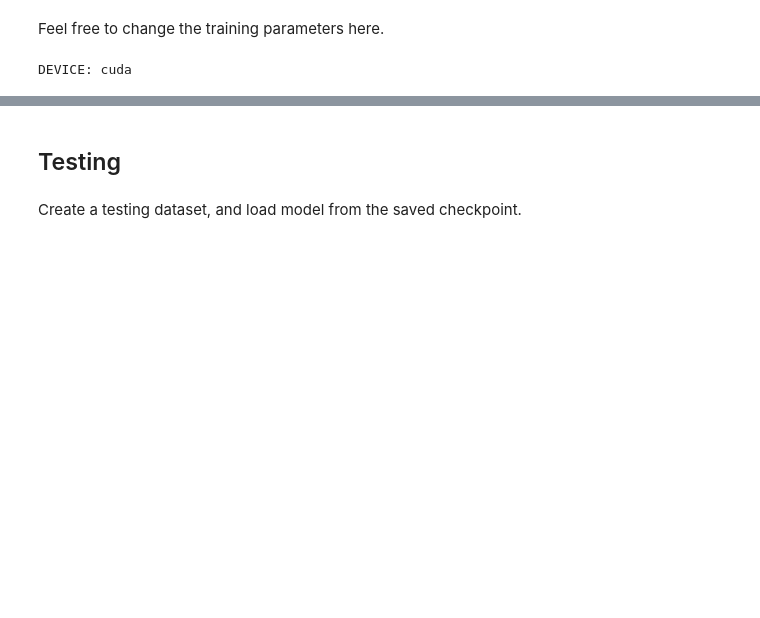
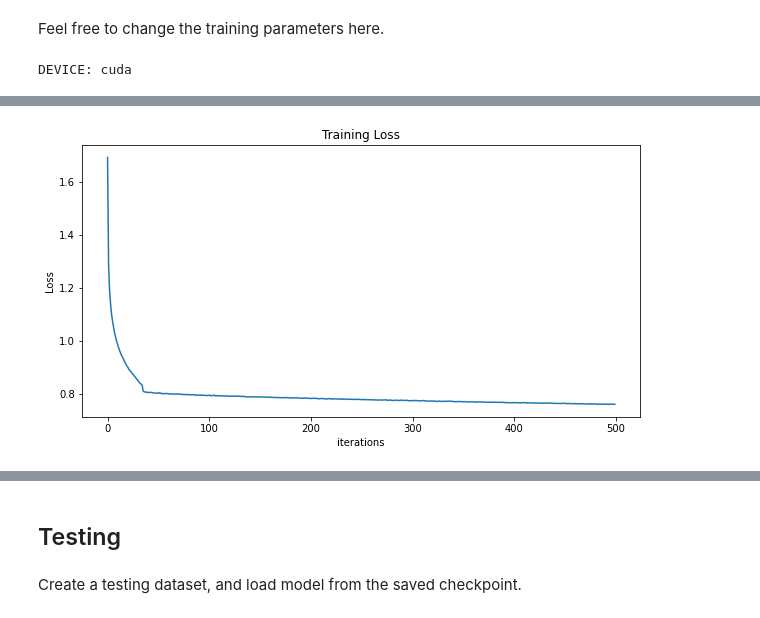
Before and after one commit to fockspaces/ML2021spring, a Jupyter notebook: HW2 Phoneme Classification/CNN.ipynb, the cells around one changed output, grey strips where cells are left out. Saved outputs shown, nothing was run; the diff lists cells and outputs as text; code cells hidden in the pictures; blank space fills up the shorter version.

```diff
--- a/HW2 Phoneme Classification/CNN.ipynb
+++ b/HW2 Phoneme Classification/CNN.ipynb
@@ -225,17 +227,17 @@ class Classifier(nn.Module):
             nn.MaxPool2d(2, 2, 0),
 
             #3rd
-            nn.Conv2d(32, 64, 3, 1, 1),
+            nn.Conv2d(32, 64, 5, 1, 1),
             nn.BatchNorm2d(64),
             nn.ReLU(),
 
             #4th
-            nn.Conv2d(64, 64, 3, 1, 1),
+            nn.Conv2d(64, 64, 5, 1, 1),
             nn.BatchNorm2d(64),
             nn.ReLU(),
             nn.MaxPool2d(2, 2, 0),
 
-            #5rd
+            #5th
             nn.Conv2d(64, 128, 3, 1, 1),
             nn.BatchNorm2d(128),
             nn.ReLU(),
@@ -245,11 +247,11 @@ class Classifier(nn.Module):
             nn.BatchNorm2d(128),
             nn.ReLU(),
             nn.MaxPool2d(2, 2, 0),
-            nn.Dropout(0.5),
+            nn.Dropout(0.25),
         )
         self.fc_layers = nn.Sequential(
-            nn.Linear(48 * 8*8, 128),
-            nn.Dropout(0.5),
+            nn.Linear(216 * 8*8, 128),
+            nn.Dropout(0.25),
             nn.ReLU(),
             nn.Linear(128, 39)
         )
@@ -297,11 +299,11 @@ device = get_device()
 print(f'DEVICE: {device}')
 
 # training parameters
-num_epoch = 300               # number of training epoch
+num_epoch = 500               # number of training epoch
 learning_rate = 1e-4       # learning rate
 
 # the path where checkpoint saved
-model_path = './CNNmodel_25.ckpt'
+model_path = './CNNmodel_2.ckpt'
 
 # create model, define a loss function, and optimizer
 model = Classifier().to(device)
@@ -313,7 +315,13 @@ DEVICE: cuda
 # start training
 
 best_acc = 0.0
+Total_loss = []
+Total_acc = []
 for epoch in range(num_epoch):
+    if epoch == 0:
+            optimizer = torch.optim.Adam(model.parameters(), lr=learning_rate)
+    elif epoch == 35:
+            optimizer = torch.optim.SGD(model.parameters(), lr=learning_rate, momentum=0.9)
     train_acc = 0.0
     train_loss = 0.0
     val_acc = 0.0
@@ -358,6 +366,8 @@ for epoch in range(num_epoch):
                 torch.save(model.state_dict(), model_path)
                 print('saving model with acc {:.3f}'.format(best_acc/len(val_set)))
     else:
+        Total_acc.append(train_acc/len(train_set))
+        Total_loss.append(train_loss/len(train_loader))
         print('[{:03d}/{:03d}] Train Acc: {:3.6f} Loss: {:3.6f}'.format(
             epoch + 1, num_epoch, train_acc/len(train_set), train_loss/len(train_loader)
         ))
@@ -386,0 +397,10 @@ if len(val_set) == 0:
+# %%
+plt.figure(figsize=(10,5))
+plt.title("Training Loss")
+plt.plot(Total_loss)
+plt.xlabel("iterations")
+plt.ylabel("Loss")
+# plt.legend()
+plt.show()
+# %% [output]
+[figure, added]
```
Also changed, not shown: parts of 13 cells of this notebook.
